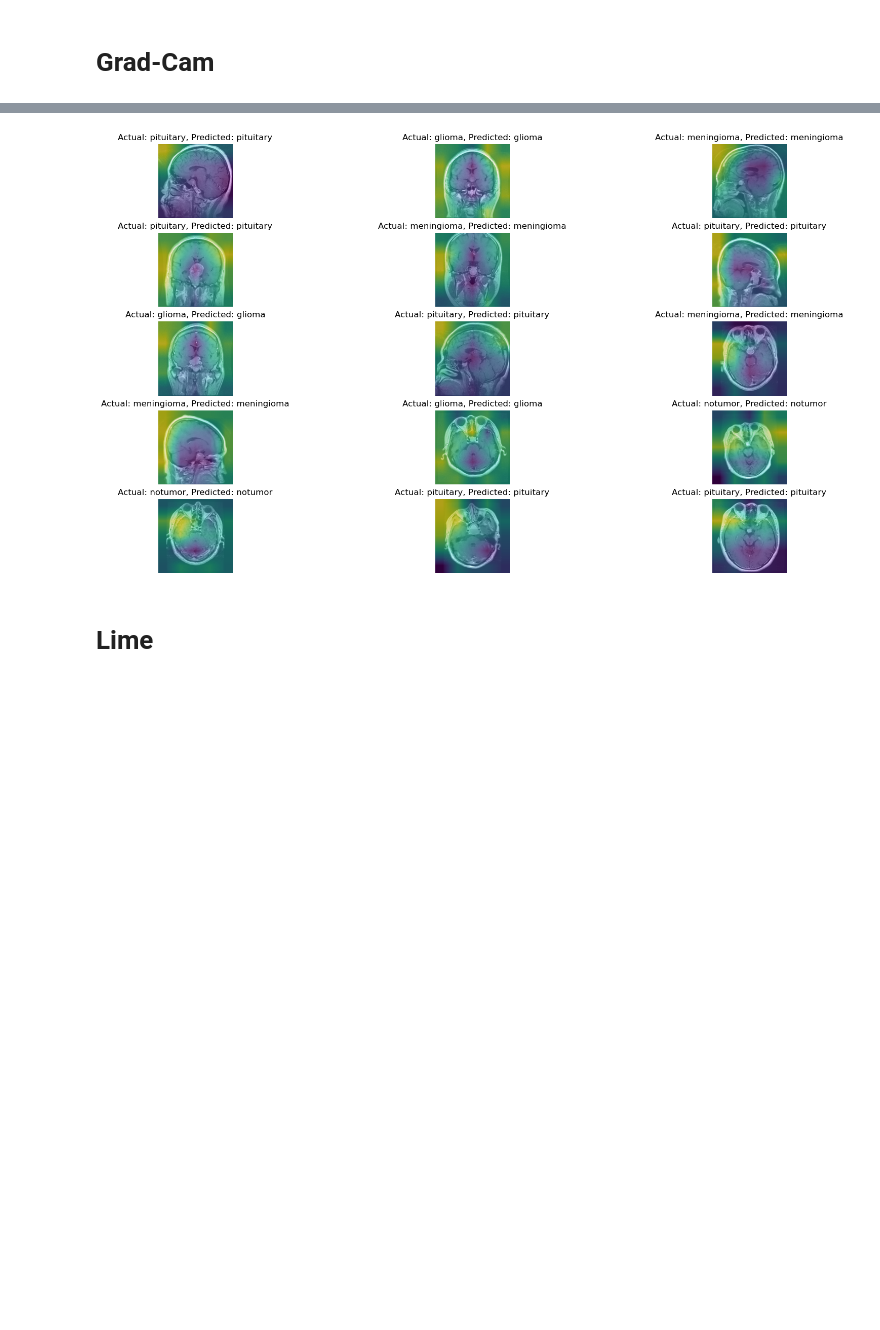
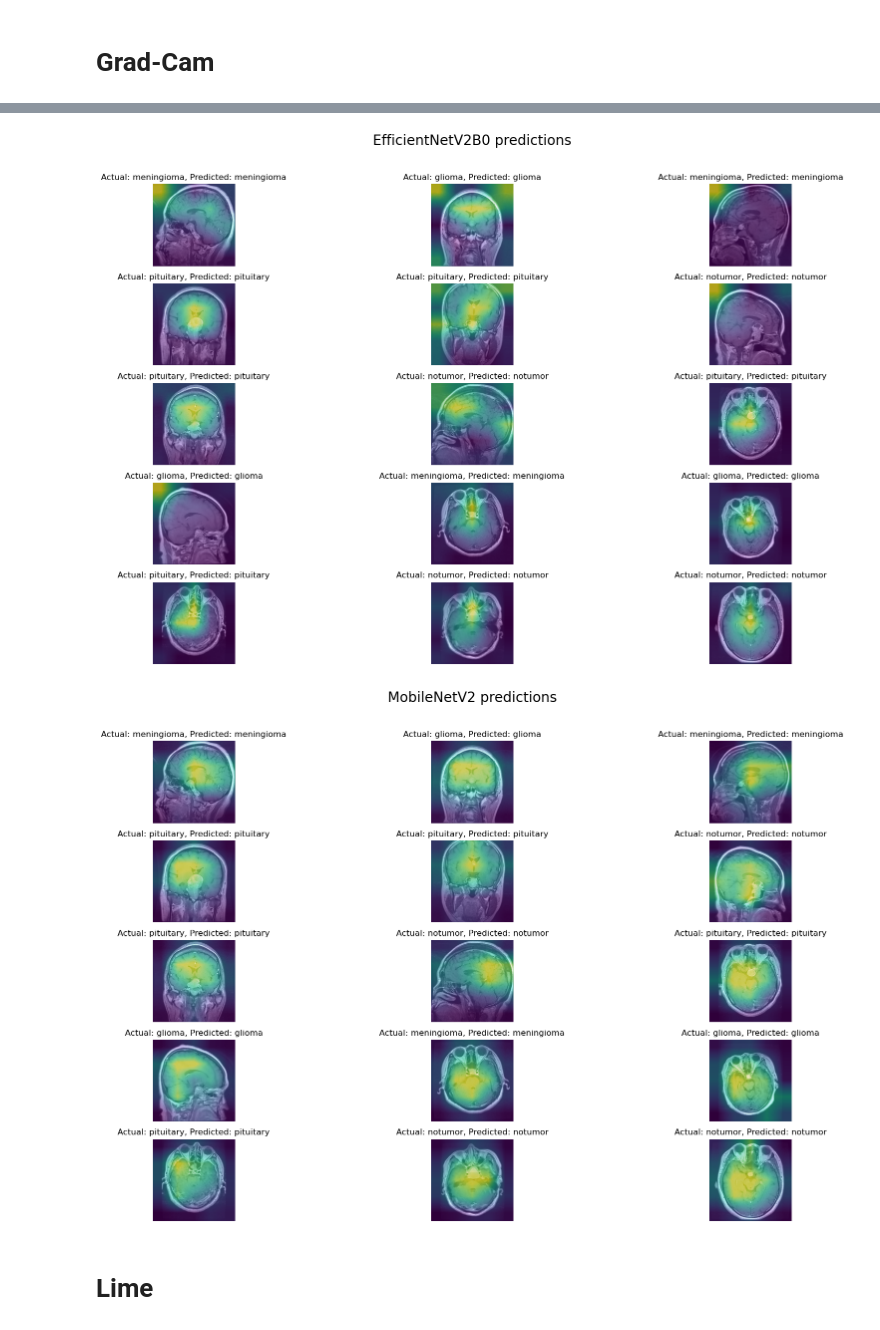
Before and after one commit to BogdanSaf/Brain-Tumor-Explainable-AI, a Jupyter notebook: main.ipynb, the cells around one changed output, grey strips where cells are left out. Cells and saved outputs as stored; diff of their text form; code cells hidden in the pictures; blank space fills up the shorter version.

Commit message:
Added MobileNetV2, with gradcam and lime

```diff
--- a/main.ipynb
+++ b/main.ipynb
@@ -161,6 +172,8 @@ skf = StratifiedKFold(n_splits=5 ,shuffle=True, random_state=123)
 
 models_and_scores = []
 class_names = []
+
+MobileNetV2_models_and_scores = []
 
 test_generator = None
 
@@ -219,18 +232,24 @@ for train_index, val_index in skf.split(image_paths_training, labels):
     class_names = list(test_generator.class_indices)
 
     model = create_model()
+    modelM = MobileNetV2_create_model()
 
     class_weights = class_weight.compute_class_weight('balanced', classes=np.unique(train_labels), y=train_labels)
     class_weights = dict(enumerate(class_weights))
 
     model.fit(train_generator, epochs=15, validation_data=val_generator, class_weight=class_weights, verbose = 1)
+    modelM.fit(train_generator, epochs=15, validation_data=val_generator, class_weight=class_weights, verbose = 1)
 
     score = model.evaluate(test_generator)
-    print(score)
+    MobileNetV2_score = modelM.evaluate(test_generator)
+    print(f"EfficientNetV2B0 score: {score}")
+    print(f"MobileNetV2 score: {MobileNetV2_score}")
 
     models_and_scores.append((model, score))
+    MobileNetV2_models_and_scores.append((modelM, MobileNetV2_score))
 
 best_model, best_score = max(models_and_scores, key=lambda x: x[1][1])
+best_MobileNetV2_model, best_MobileNetV2_score = max(MobileNetV2_models_and_scores, key=lambda x: x[1][1])
 # %% [output]
 Train class distribution:  label
 notumor       1276
@@ -369,23 +375,28 @@ random_labels = [labels_list[i] for i in indices]
 
 
 predictions = best_model.predict(random_images)
+MobileNetV2_predictions = best_MobileNetV2_model.predict(random_images)
 
 
 evaluations = best_model.evaluate(random_images, np.array(random_labels))
+MobileNetV2_evaluations = best_MobileNetV2_model.evaluate(random_images, np.array(random_labels))
 
 
 predicted_classes = np.argmax(predictions, axis=1)
+MobileNetV2_predicted_classes = np.argmax(MobileNetV2_predictions, axis=1)
 
 actual_classes = [np.argmax(label) for label in random_labels]
 
 gradcam = GradcamPlusPlus(best_model)
+MobileNetV2_gradcam = GradcamPlusPlus(best_MobileNetV2_model)
 
 explainer = GradCAME()
 
 plt.figure(figsize=(20, 11))
+plt.suptitle("EfficientNetV2B0 predictions", fontsize=20)
 
 for i, (image, actual_class, predicted_class) in enumerate(zip(images, actual_classes, predicted_classes)):
-    grid = explainer.explain(([image], None), best_model, predicted_class, layer_name='top_conv')
+    grid = explainer.explain(([image], None), best_model, predicted_class)
 
     plt.subplot(5, 3, i + 1)
 
@@ -396,5 +407,24 @@ for i, (image, actual_class, predicted_class) in enumerate(zip(images, actual_cl
     plt.title(f"Actual: {class_names[actual_class]}, Predicted: {class_names[predicted_class]}")
     plt.axis("off")
 
+plt.tight_layout(rect=[0, 0, 1, 0.96])
 plt.show()
+
+plt.figure(figsize=(20, 11))
+plt.suptitle("MobileNetV2 predictions", fontsize=20)
+
+for i, (image, actual_class, predicted_class) in enumerate(zip(images, actual_classes, MobileNetV2_predicted_classes)):
+    grid = explainer.explain(([image], None), best_MobileNetV2_model, predicted_class)
+
+    plt.subplot(5, 3, i + 1)
+
+    plt.imshow(image, alpha=1.0)
+
+    plt.imshow(grid, cmap='hot', alpha=0.7)
+
+    plt.title(f"Actual: {class_names[actual_class]}, Predicted: {class_names[predicted_class]}")
+    plt.axis("off")
+
+plt.tight_layout(rect=[0, 0, 1, 0.96])
+plt.show()
 # %% [output]
@@ -403,4 +435,5 @@ plt.show()
-[figure, old version]
+[figure, new version]
+[figure, added]
 # %% [markdown]
 <h1>Lime</h1>
 # %%
```
Also changed, not shown: parts of 9 cells of this notebook.
